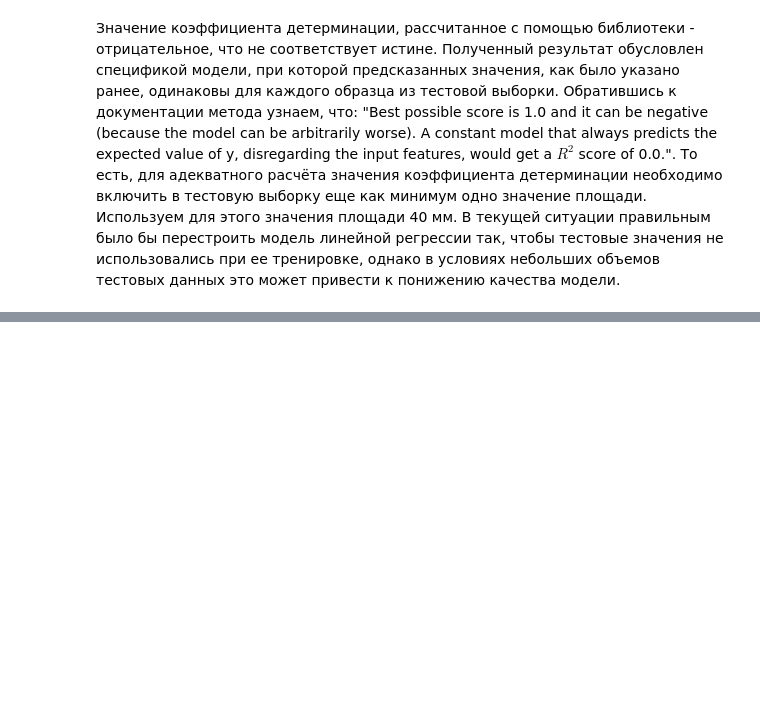
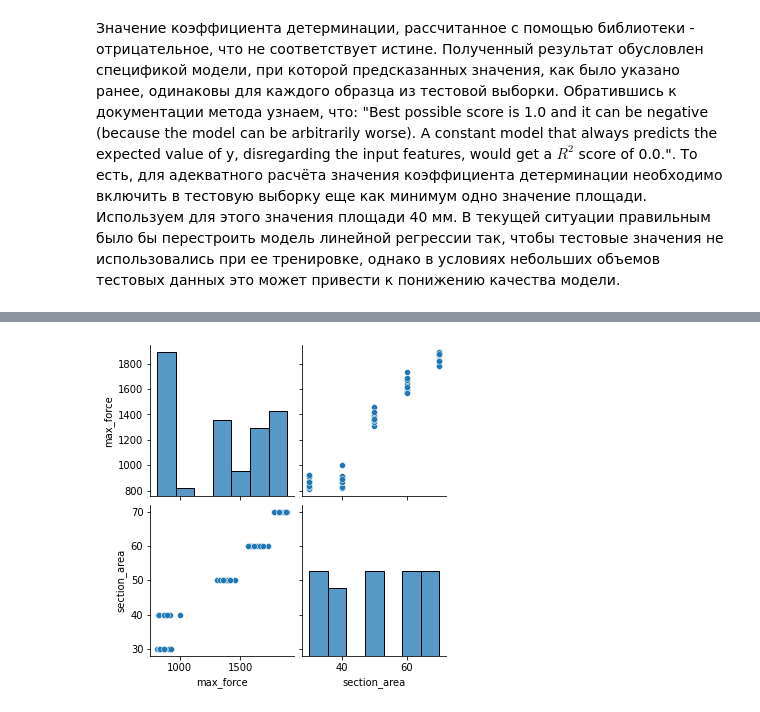
Before and after one commit to gruzdev-as/Polymer_experiment, a Jupyter notebook: Article.ipynb, the cells around one changed output, grey strips where cells are left out. Saved outputs shown, nothing was run; the diff lists cells and outputs as text; code cells hidden in the pictures; blank space fills up the shorter version.

```diff
--- a/Article.ipynb
+++ b/Article.ipynb
@@ -327,0 +335,4 @@ r2_score(y_pred=y_predicted_new, y_true=y_true_new)
+# %%
+sns.pairplot(experiment_data.drop(['max_lenght', 'max_time', 'is_valid'], axis=1));
+# %% [output]
+[figure, added]
```
Also changed, not shown: parts of 14 cells of this notebook, 9 other files.
